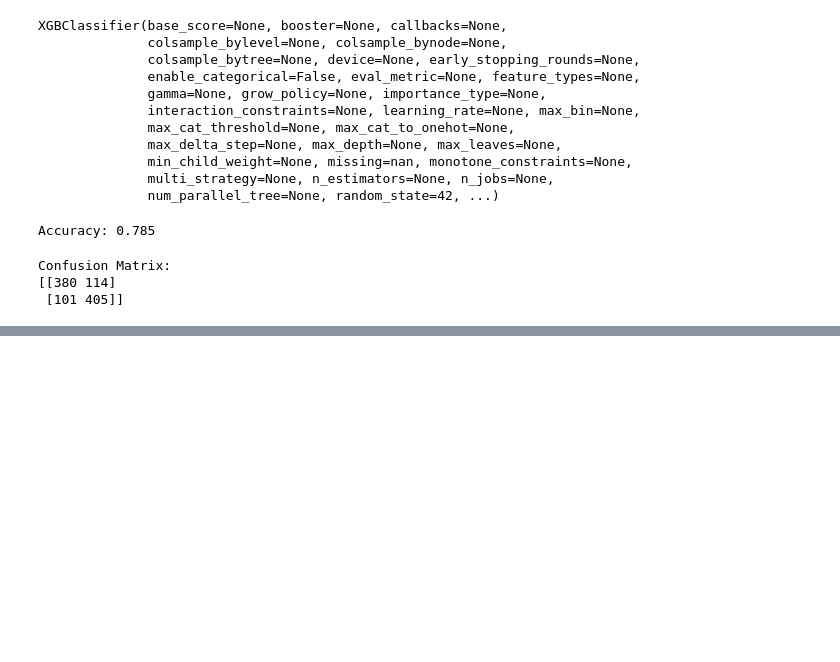
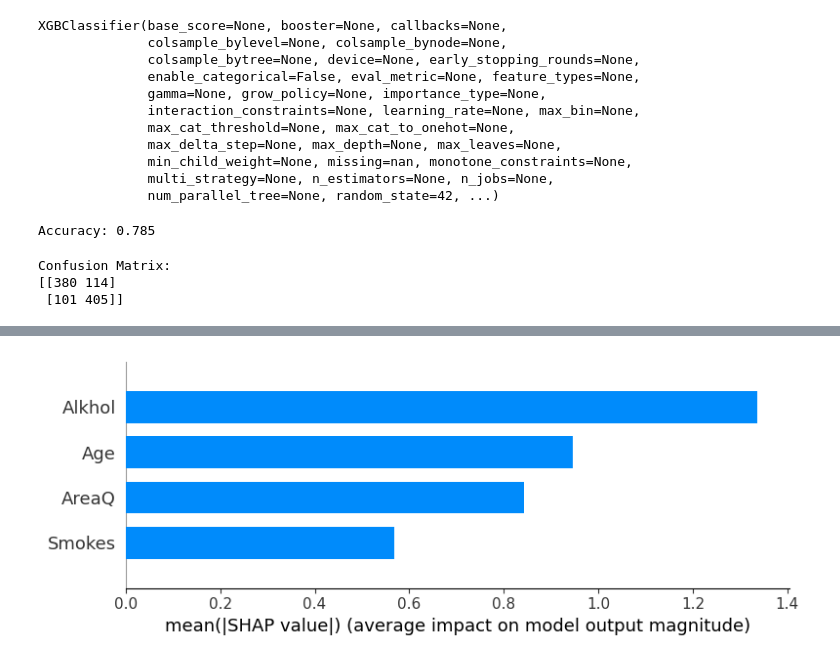
Before and after one commit to pranav-112/Machine-Learning-Algorithm-Analyzer-, a Jupyter notebook: xgboost_lung (1).ipynb, the cells around one changed output, grey strips where cells are left out. Drawn from its saved outputs; the diff is of its cells as text; code cells hidden in the pictures; blank space fills up the shorter version.

```diff
--- a/xgboost_lung (1).ipynb
+++ b/xgboost_lung (1).ipynb
@@ -66,0 +77,7 @@ Confusion Matrix:
+# %%
+# SHAP explanation
+shap_explainer = shap.TreeExplainer(model)
+shap_values = shap_explainer.shap_values(X_test)
+shap.summary_plot(shap_values, X_test, plot_type="bar")
+# %% [output]
+[figure, added]
```
Also changed, not shown: parts of 2 cells of this notebook, 1 other file.
